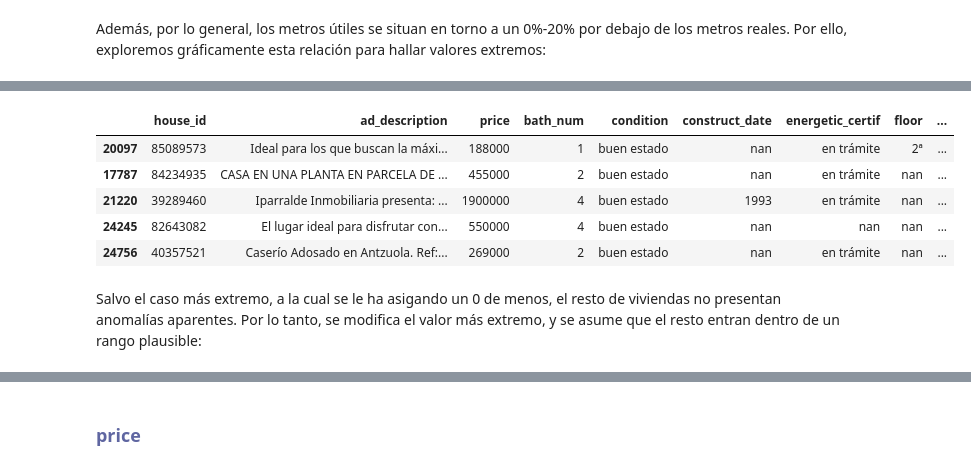
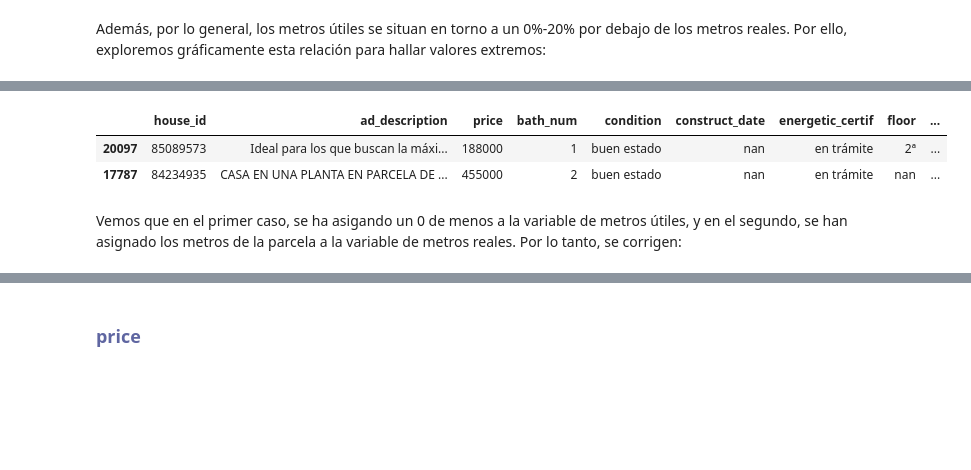
Before and after one commit to Hlaboa/houses-data-analysis, a Jupyter notebook: 2_limpieza_datos.ipynb, the cells around one changed output, grey strips where cells are left out. Saved outputs shown, nothing was run; the diff lists cells and outputs as text; code cells hidden in the pictures; blank space fills up the shorter version.

```diff
--- a/2_limpieza_datos.ipynb
+++ b/2_limpieza_datos.ipynb
@@ -564,0 +618,2 @@ Número de barrios tras limpieza: 79
+# %%
+df = df.drop(columns=['loc_district', 'loc_neigh'])
@@ -564,0 +628,4 @@ Número de barrios tras limpieza: 79
+# %%
+h_num = len(df[df['house_type'] == 'Alquiler'])
+df = df[df['house_type'] != 'Alquiler']
+print(f'Se han descartado {h_num} casas de alquiler')
@@ -564,0 +764,8 @@ Número de barrios tras limpieza: 79
+# %%
+#h_to_delete = get_duplicated(400000);
+
+# save the list in a pickle3
+#pickle.dump(h_to_delete, open('./processed_data/h_to_delete.p', "wb" ));
+
+h_to_delete = pickle.load(open('./processed_data/h_to_delete.p',"rb"))
+print(f"Se han encontrado {len(h_to_delete)} casas duplicadas");
@@ -565,3 +776,5 @@ Número de barrios tras limpieza: 79
+# %%
+df = df.drop(h_to_delete)
 # %% [markdown]
 # Gestión de ruido y valores extremos
 # %% [markdown]
@@ -694,18 +908,14 @@ Comprobamos que, en efecto, la mayoría de viviendas disponen la relación esper
 # %%
-df_out = df
-df_out['m2_relation'] = df['m2_real'] - df['m2_useful']
+df['m2_relation'] = df['m2_real'] - df['m2_useful']
 
-(df_out
-    .sort_values('m2_relation', ascending=False)[:5]
-    .style.set_properties(subset=['ad_description'], **{'min-width': '1400px'})
+(df
+ .sort_values('m2_relation', ascending=False)[:2]
+ .style.set_properties(subset=['ad_description'], **{'min-width': '1400px'})
 )
 # %% [output]
 |  | house_id | ad_description | price | bath_num | condition | construct_date | energetic_certif | floor | ... |
 | 20097 | 85089573 | Ideal para los que buscan la máxi... | 188000 | 1 | buen estado | nan | en trámite | 2ª | ... |
 | 17787 | 84234935 | CASA EN UNA PLANTA EN PARCELA DE ... | 455000 | 2 | buen estado | nan | en trámite | nan | ... |
-| 21220 | 39289460 | Iparralde Inmobiliaria presenta: ... | 1900000 | 4 | buen estado | 1993 | en trámite | nan | ... |
-| 24245 | 82643082 | El lugar ideal para disfrutar con... | 550000 | 4 | buen estado | nan | nan | nan | ... |
-| 24756 | 40357521 | Caserío Adosado en Antzuola. Ref:... | 269000 | 2 | buen estado | nan | en trámite | nan | ... |
-# %% [markdown]
-Salvo el caso más extremo, a la cual se le ha asigando un 0 de menos, el resto de viviendas no presentan anomalías aparentes. Por lo tanto, se modifica el valor más extremo, y se asume que el resto entran dentro de un rango plausible:
+# %% [markdown]
+Vemos que en el primer caso, se ha asigando un 0 de menos a la variable de metros útiles, y en el segundo, se han asignado los metros de la parcela a la variable de metros reales. Por lo tanto, se corrigen:
 # %%
```
Also changed, not shown: parts of 145 cells of this notebook, 2 other files.
